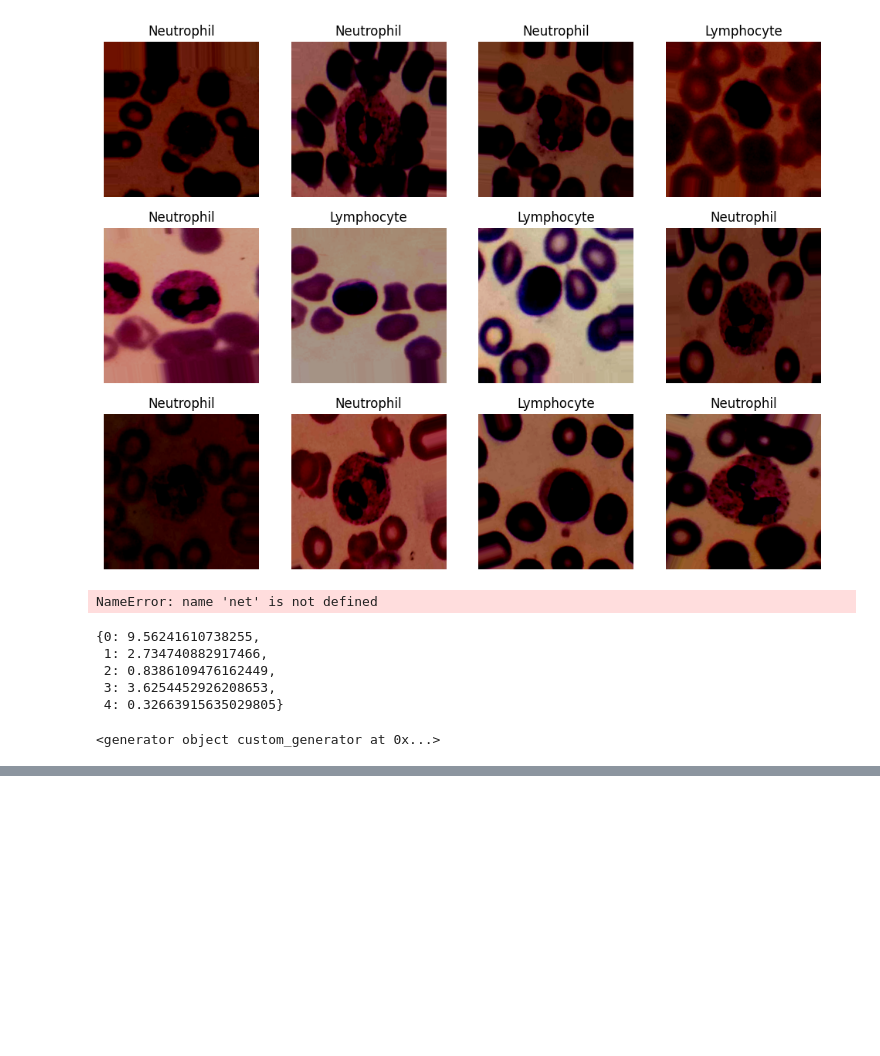
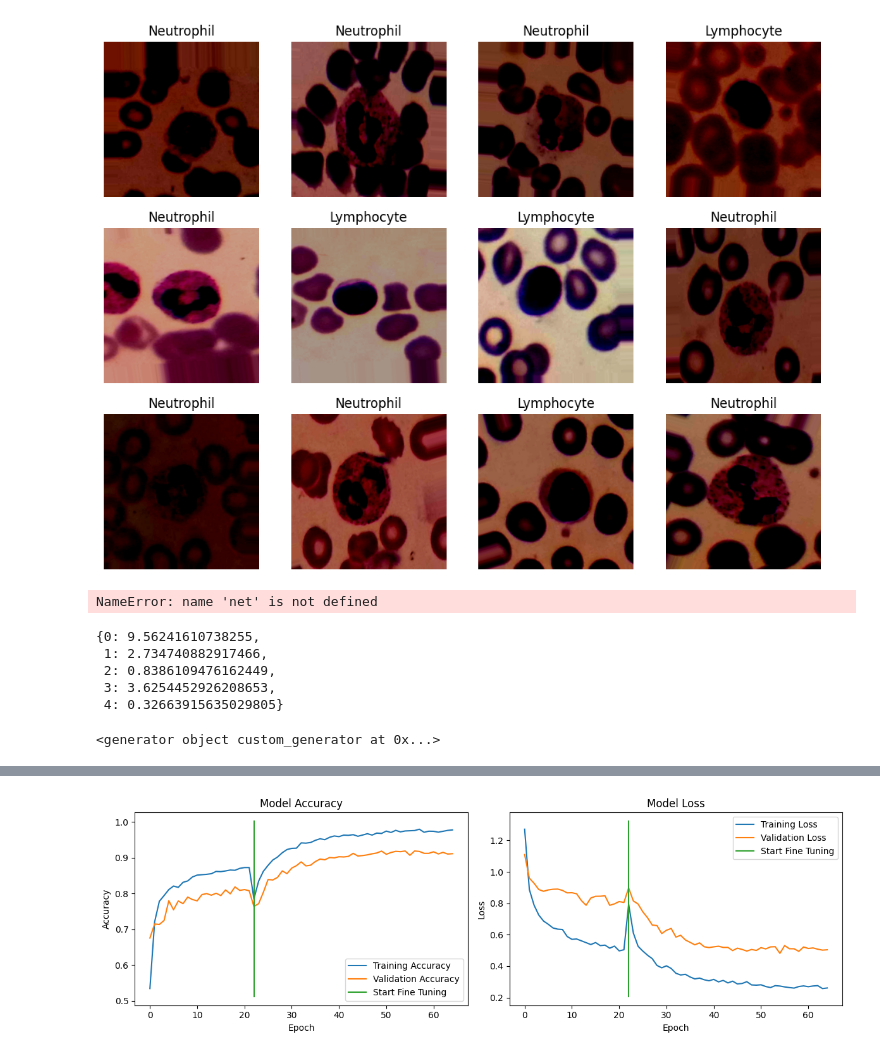
Before and after one commit to garnalam/White-Blood-Classification, a Jupyter notebook: Classify_Using_XCeption.ipynb, the cells around one changed output, grey strips where cells are left out. Drawn from its saved outputs; the diff is of its cells as text; code cells hidden in the pictures; blank space fills up the shorter version.

Commit message:
Complete XCeption Model

```diff
--- a/setup.ipynb
+++ b/Classify_Using_XCeption.ipynb
@@ -301,2 +272,37 @@ history2 = model.fit(
+# %%
+import matplotlib.pyplot as plt
+
+def plot_training_history(history1, history2):
+    acc = history1.history['accuracy'] + history2.history['accuracy']
+    val_acc = history1.history['val_accuracy'] + history2.history['val_accuracy']
+    loss = history1.history['loss'] + history2.history['loss']
+    val_loss = history1.history['val_loss'] + history2.history['val_loss']
+
+    plt.figure(figsize=(12, 4))
+    plt.subplot(1, 2, 1)
+    plt.plot(acc, label='Training Accuracy')
+    plt.plot(val_acc, label='Validation Accuracy')
+    plt.plot([len(history1.history['accuracy']), len(history1.history['accuracy'])],
+             plt.ylim(), label='Start Fine Tuning')
+    plt.title('Model Accuracy')
+    plt.xlabel('Epoch')
+    plt.ylabel('Accuracy')
+    plt.legend(loc='lower right')
+
+    plt.subplot(1, 2, 2)
+    plt.plot(loss, label='Training Loss')
+    plt.plot(val_loss, label='Validation Loss')
+    plt.plot([len(history1.history['loss']), len(history1.history['loss'])],
+             plt.ylim(), label='Start Fine Tuning')
+    plt.title('Model Loss')
+    plt.xlabel('Epoch')
+    plt.ylabel('Loss')
+    plt.legend(loc='upper right')
+    plt.tight_layout()
+    plt.show()
+
+plot_training_history(history1, history2)
+# %% [output]
+[figure, added]
 # %%
 # model.save('my_model.keras')
```
Also changed, not shown: parts of 11 cells of this notebook.
